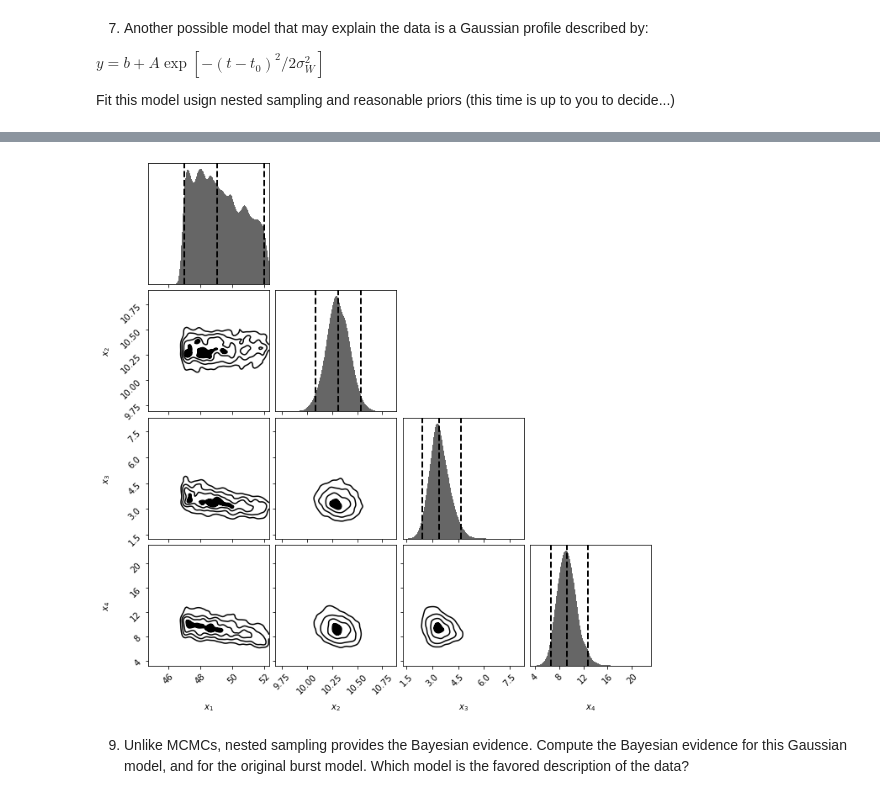
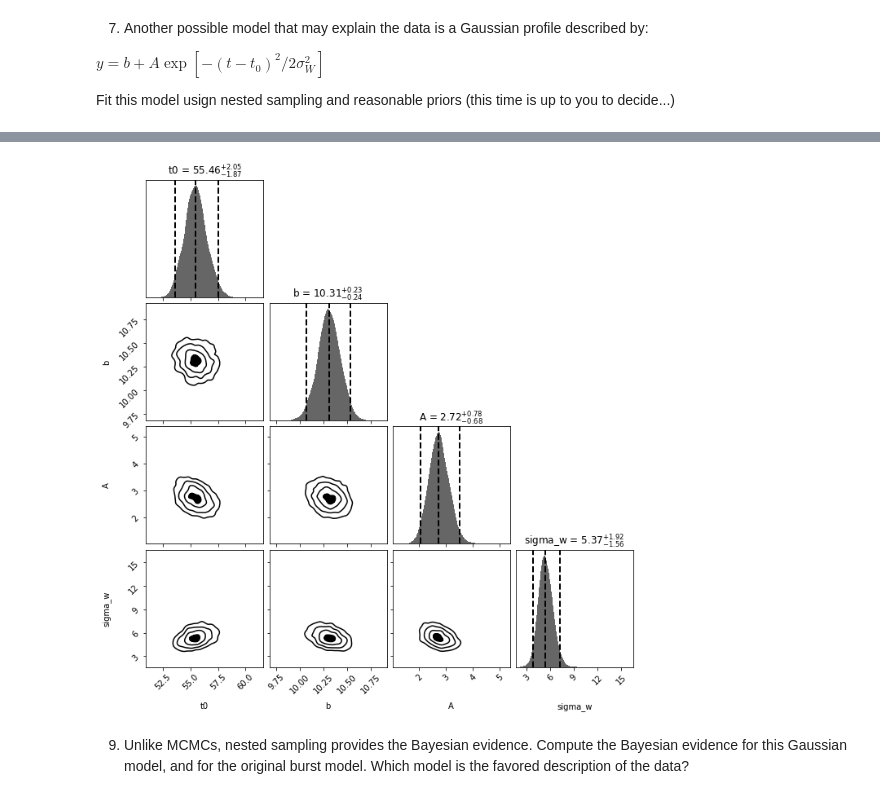
Before and after one commit to ludovicobizzarri/astrostatistics_bicocca_2024, a Jupyter notebook: working/Lesson 12/Transient universe-Nested sampling.ipynb, the cells around one changed output, grey strips where cells are left out. Cells and saved outputs as stored; diff of their text form; code cells hidden in the pictures.

```diff
--- a/working/Lesson 12/Transient universe-Nested sampling.ipynb
+++ b/working/Lesson 12/Transient universe-Nested sampling.ipynb
@@ -189,7 +192,7 @@ def logL(params):
 # "Static" nested sampling.
 ndim = 4
 
-sampler_gauss = dynesty.NestedSampler(logL, prior_trans, ndim)
+sampler_gauss = dynesty.NestedSampler(logL, prior_trans, ndim,logl_args=['gauss'],ptform_args=['gauss'])
 sampler_gauss.run_nested()
 sresults_gauss = sampler_gauss.results
 # %% [output]
@@ -204,0 +204,6 @@ tfig, taxes = dyplot.traceplot(sresults_gauss)
+# %%
+gauss_params_name = np.array(['t0','b','A','sigma_w'])
+
+tfig, taxes = dyplot.traceplot(sresults_gauss,labels=gauss_params_name)
+
+tfig.tight_layout()
@@ -205,7 +212,7 @@ tfig, taxes = dyplot.traceplot(sresults_gauss)
 # %%
-cfig, caxes = dyplot.cornerplot(sresults_gauss)
+cfig, caxes = dyplot.cornerplot(sresults_gauss,labels=gauss_params_name,show_titles=True)
 # %% [output]
-[figure, old version]
+[figure, new version]
 # %% [markdown]
 
 9) Unlike MCMCs, nested sampling provides the Bayesian evidence. Compute the Bayesian evidence for this Gaussian model, and for the original burst model. Which model is the favored description of the data?
```
Also changed, not shown: parts of 27 cells of this notebook.
